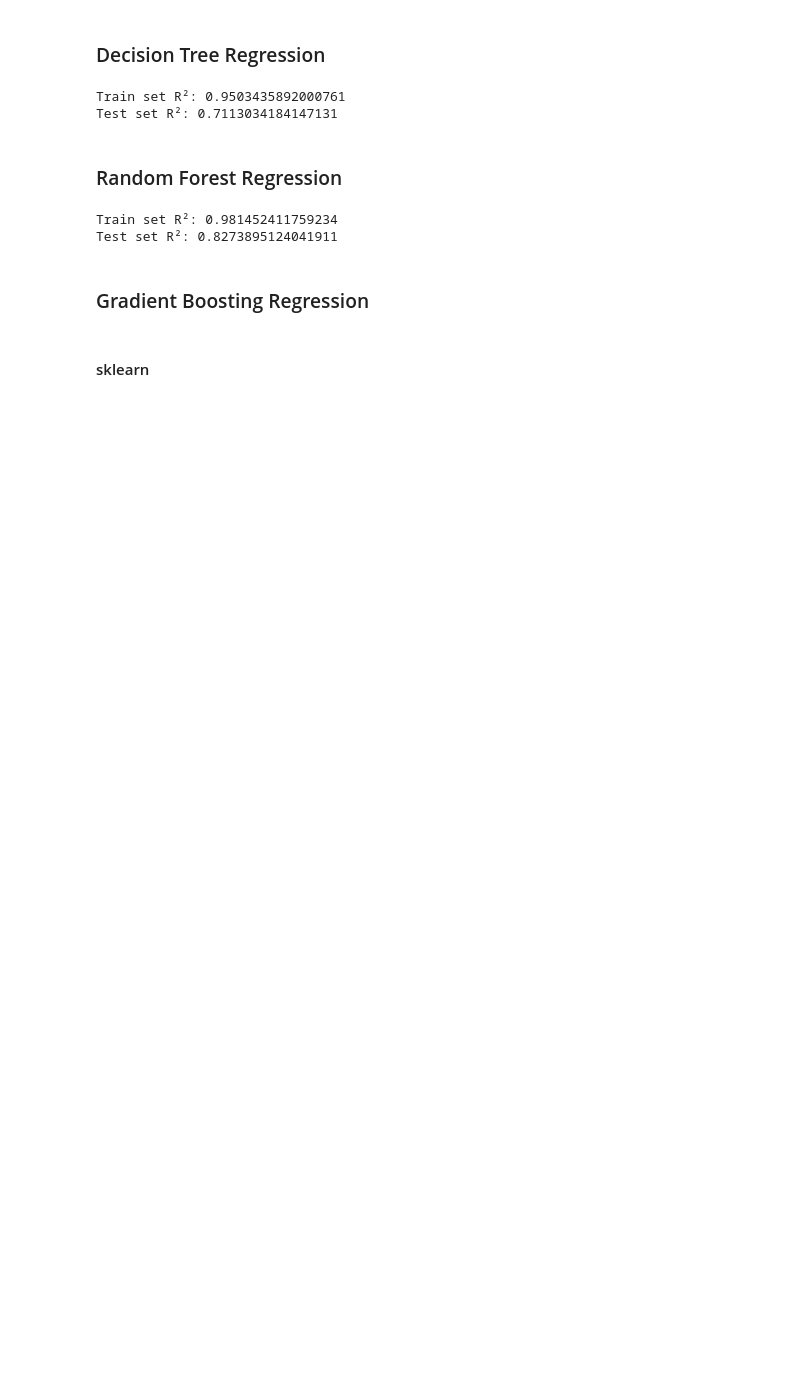
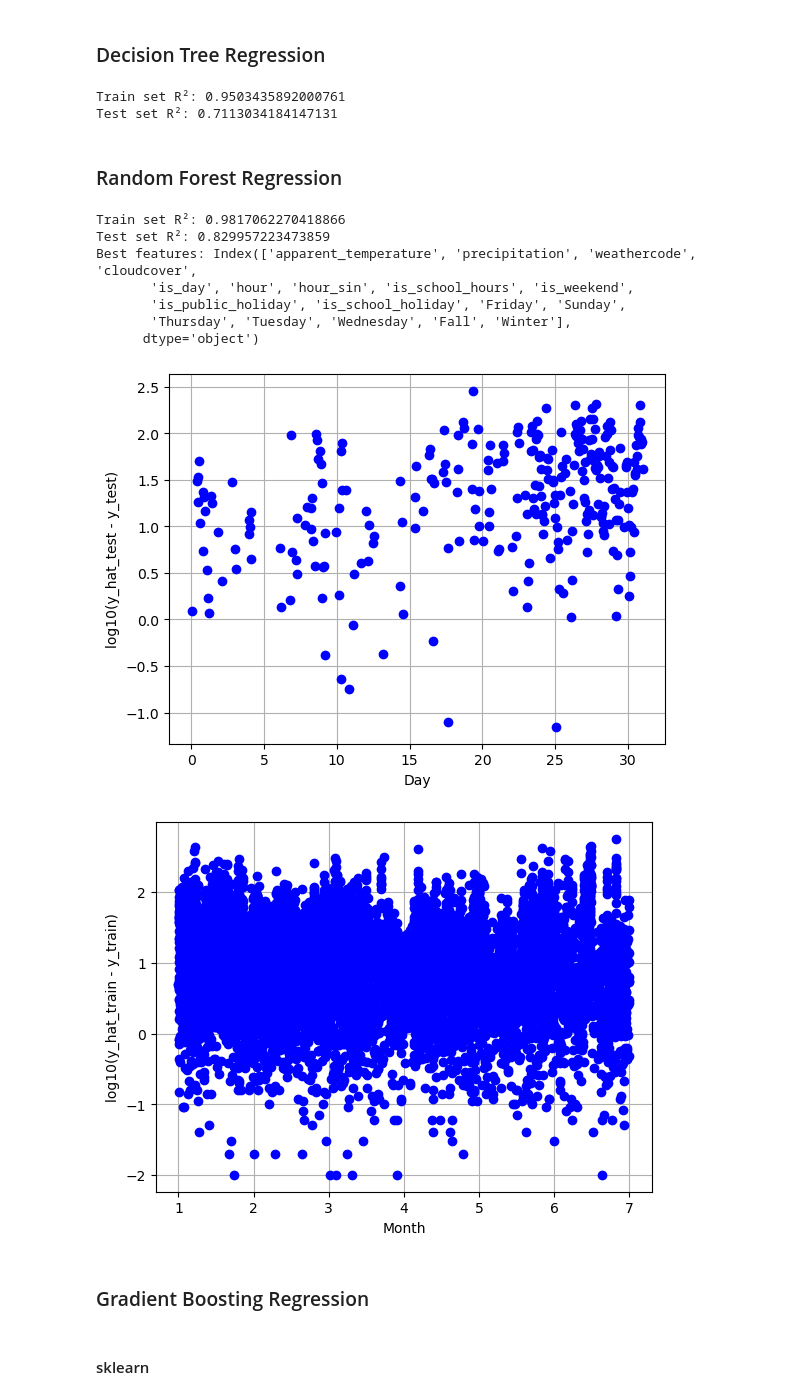
Before and after one commit to Lucmeister55/MLLS_Project1, a Jupyter notebook: project-1-starter-notebook.ipynb, the cells around one changed output. Drawn from its saved outputs; the diff is of its cells as text; code cells hidden in the pictures; blank space fills up the shorter version.

```diff
--- a/project-1-starter-notebook.ipynb
+++ b/project-1-starter-notebook.ipynb
@@ -341,0 +327,4 @@ Index(['temperature_2m', 'apparent_temperature', 'precipitation',
+# %%
+all_features = list(train_data.select_dtypes(include='number').columns)
+all_features.remove("Totaal")
+print(all_features)
@@ -380,7 +379,7 @@ def plot_diff(y_train, y_hat_train, y_test, y_hat_test):
     plt.grid(True)
     plt.show()
 # %%
-def save_predictions(model, features, test_data):
-    file = pd.DataFrame([test_data["Id"], model.predict(test_data.loc[:, features])]).T
+def save_predictions(model, test_data, y_hat_test):
+    file = pd.DataFrame([test_data.loc[:, "Id"], y_hat_test]).T
     file.columns = ["Id", "Predicted"]
-    file.to_csv("input/bicycle-counter-prediction/" + model + ".csv", index = False)
+    file.to_csv("input/bicycle-counter-prediction/predictions/" + model + ".csv", index = False)
@@ -664,32 +671,47 @@ Test set R²: 0.7113034184147131
 ### Random Forest Regression
 # %%
 from sklearn.ensemble import RandomForestRegressor
+from sklearn.pipeline import make_pipeline
+from sklearn.preprocessing import StandardScaler
+from sklearn.linear_model import Lasso
+from sklearn.linear_model import Ridge
+from sklearn.feature_selection import SelectFromModel
 
 X_train = train_data.loc[:, all_features]
 X_test = test_data.loc[:, all_features]
 
 y_train = train_data["Totaal"]
 y_test = gtest_data["Totaal"]
 
 RFReg = make_pipeline(StandardScaler(), SelectFromModel(Lasso()), RandomForestRegressor())
 
 RFReg.fit(X_train, y_train) # fit the model on the training data
 y_hat_train = RFReg.predict(X_train) # predict training data
 
 y_hat_test = RFReg.predict(X_test) # predict test data
 
 R_train = RFReg.score(X_train, y_train) # Training set R²
 R_test = RFReg.score(X_test, y_test) # Test set R²
 
+best_features = X_train.columns[RFReg.named_steps['selectfrommodel'].get_support()]
+
 print('Train set R²: {}'.format(R_train))
 print('Test set R²: {}'.format(R_test))
+print('Best features: {}'.format(best_features))
 
-file = pd.DataFrame([test_data["Id"], predictions[model]]).T
-file.columns = ["Id", "Predicted"]
-file.to_csv("input/bicycle-counter-prediction/" + model + ".csv", index = False)
+plot_diff(y_train, y_hat_train, y_test, y_hat_test)
+
+save_predictions("RFReg", test_data, y_hat_test)
 # %% [output]
-Train set R²: 0.981452411759234
-Test set R²: 0.8273895124041911
+Train set R²: 0.9817062270418866
+Test set R²: 0.829957223473859
+Best features: Index(['apparent_temperature', 'precipitation', 'weathercode', 'cloudcover',
+       'is_day', 'hour', 'hour_sin', 'is_school_hours', 'is_weekend',
+       'is_public_holiday', 'is_school_holiday', 'Friday', 'Sunday',
+       'Thursday', 'Tuesday', 'Wednesday', 'Fall', 'Winter'],
+      dtype='object')
+[figure, added]
+[figure, added]
 # %% [markdown]
 ### Gradient Boosting Regression
 # %% [markdown]
```
Also changed, not shown: parts of 25 cells of this notebook, 7 other files.
